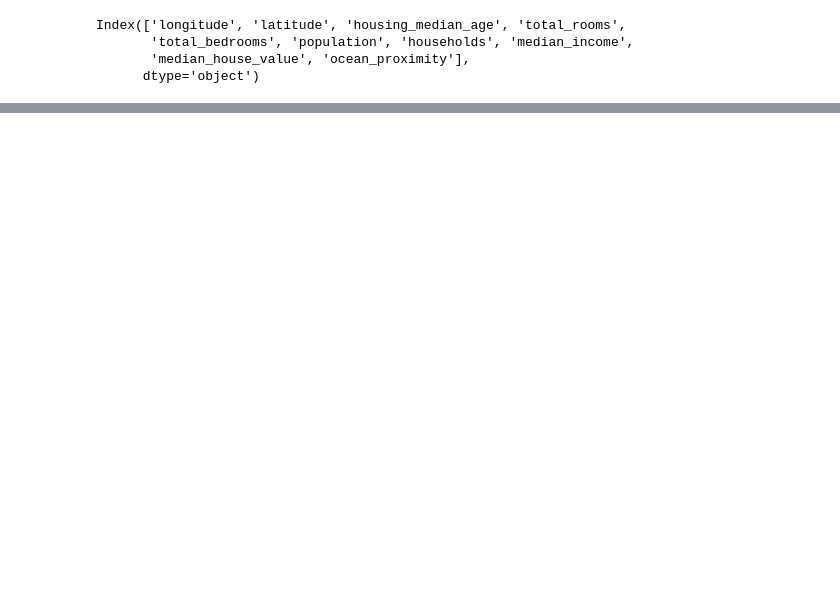
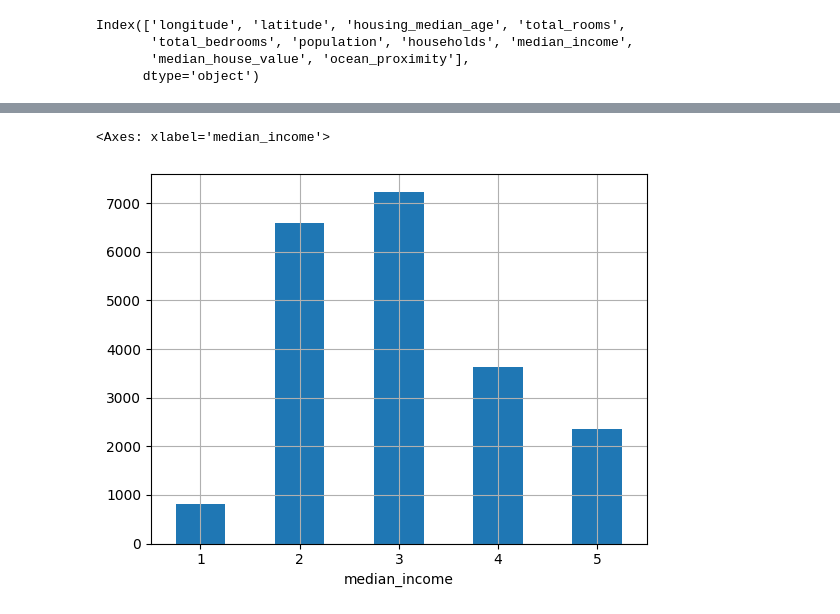
Before and after one commit to ujjwal-basnet/Hands-on-Machine-Learning-with-Scikit-Learn-Keras-and-TensorFlow, a Jupyter notebook: end-to-end-ml-project/code.ipynb, the cells around one changed output, grey strips where cells are left out. Cells and saved outputs as stored; diff of their text form; code cells hidden in the pictures; blank space fills up the shorter version.

```diff
--- a/end-to-end-ml-project/code.ipynb
+++ b/end-to-end-ml-project/code.ipynb
@@ -132,0 +147,5 @@ housing.median_income.hist(bins = 50 )
+# %%
+x.value_counts().sort_index().plot.bar(rot = 0 , grid = True  )
+# %% [output]
+<Axes: xlabel='median_income'>
+[figure, added]
```
Also changed, not shown: parts of 18 cells of this notebook, 1 other file.
